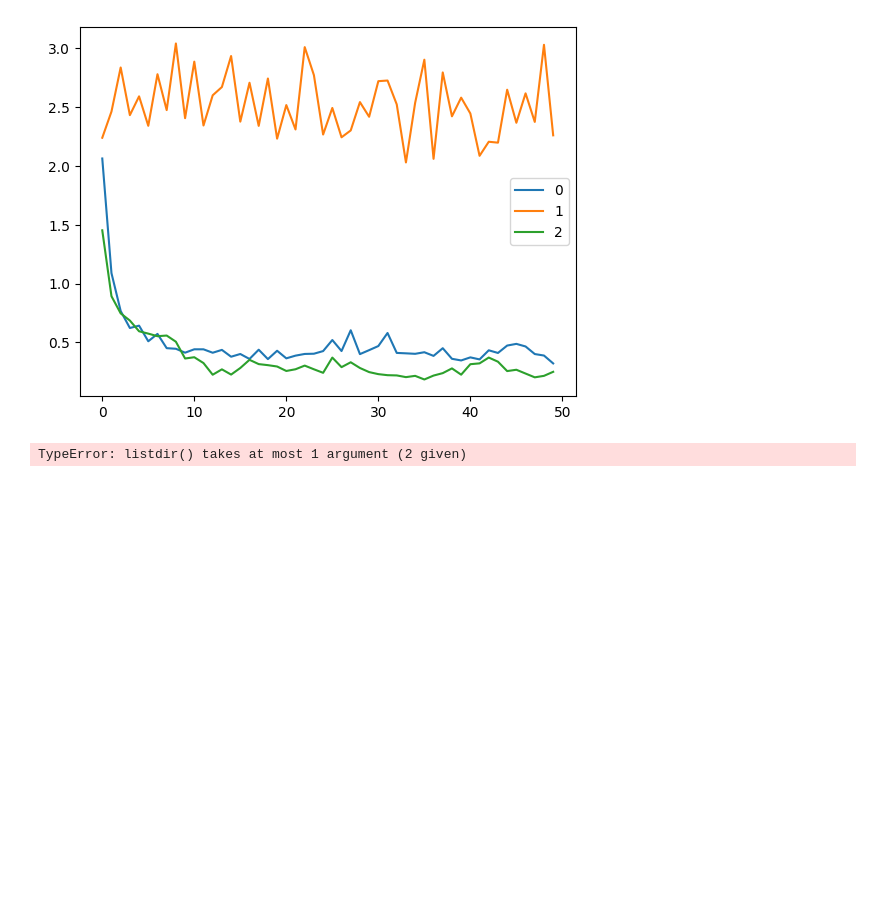
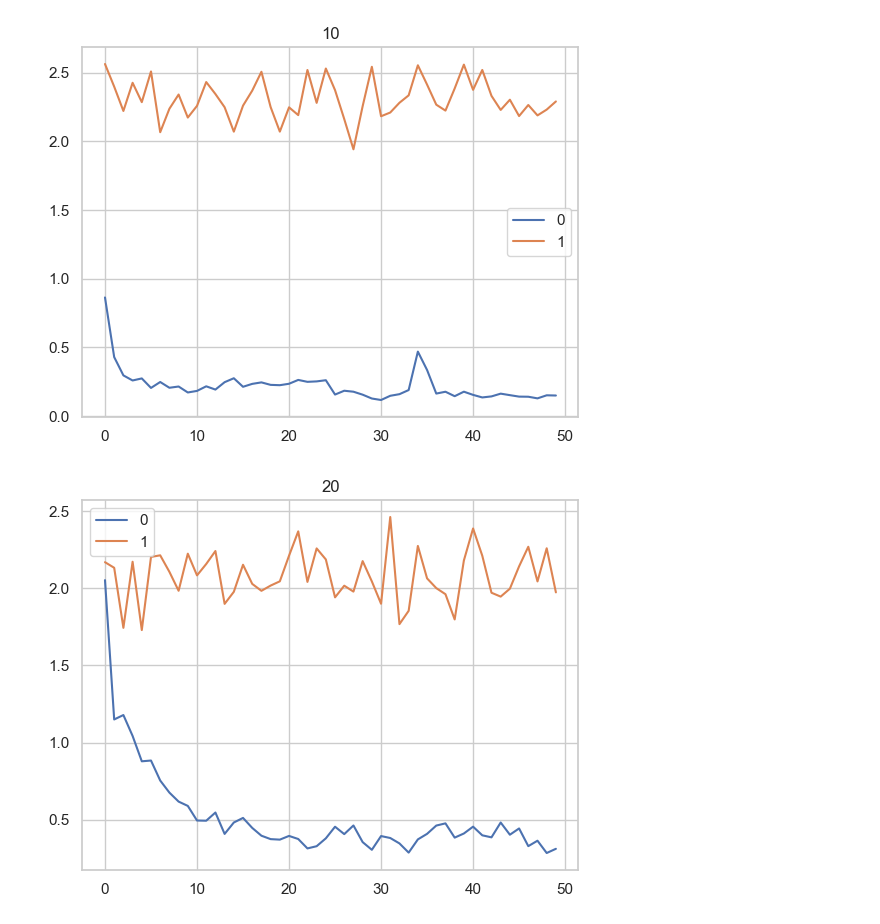
Before and after one commit to filorazi/Dim_red_SWAP, a Jupyter notebook: visualize_result.ipynb, the cells around one changed output. Saved outputs shown, nothing was run; the diff lists cells and outputs as text; code cells hidden in the pictures; blank space fills up the shorter version.

```diff
--- a/visualize_result.ipynb
+++ b/visualize_result.ipynb
@@ -65,42 +69,27 @@ plt.plot()
-# %%
-for i,t in enumerate(train_data_all):
-    plt.plot(t,label=f'{i}')
-plt.legend()
-plt.show()
-# %% [output]
-[figure, removed]
-# %%
-
-# Plotting using seaborn
-sns.set(style="whitegrid")
-fig, ax = plt.subplots(figsize=(12, 8))
-x_ticks = range(len(train_means))  # X values corresponding to vector indices
-
-for subfolder in subfolders:
-    data = plot_data[subfolder]
-
-    # Plot train data with error bars
-    sns.lineplot(x=x_ticks, y=data['train_means'], label=f'Train {subfolder}', ax=ax, marker="o")
-    ax.fill_between(x_ticks,
-                    np.array(data['train_means']) - np.array(data['train_stds']),
-                    np.array(data['train_means']) + np.array(data['train_stds']),
-                    alpha=0.3)
-
-    # Plot val data with error bars
-    sns.lineplot(x=x_ticks, y=data['val_means'], label=f'Val {subfolder}', ax=ax, marker="x")
-    ax.fill_between(x_ticks,
-                    np.array(data['val_means']) - np.array(data['val_stds']),
-                    np.array(data['val_means']) + np.array(data['val_stds']),
-                    alpha=0.3)
-
-    # Customize plot
-    ax.set_title('Element-wise Mean and Std of Loss Files', fontsize=16)
-    ax.set_xlabel('Element Index', fontsize=14)
-    ax.set_ylabel('Loss', fontsize=14)
-    ax.legend(title="Dataset", fontsize=12)
-    plt.xticks(x_ticks, [f'Idx={i}' for i in x_ticks], fontsize=12)
-    plt.yticks(fontsize=12)
-    plt.tight_layout()
-    plt.show()
-# %% [output]
-TypeError: listdir() takes at most 1 argument (2 given)
+# %%
+subfolders = [ '10', '20']
+for subfolder in subfolders:
+    subfolder_path = os.path.join(main_folder, subfolder)
+    train_data_all = []
+    val_data_all = []
+
+    for x in range(2):  # Iterate over X = 0, 1, 2
+        train_file = os.path.join(subfolder_path, f'loss_train{x}.npy')
+        val_file = os.path.join(subfolder_path, f'loss_val{x}.npy')
+
+        # Load .npy files
+        train_data = np.load(train_file)
+        val_data = np.load(val_file)
+
+        # Collect data
+        train_data_all.append(train_data)
+        val_data_all.append(val_data)
+
+    for i,t in enumerate(train_data_all):
+        plt.plot(t,label=f'{i}')
+    plt.title(subfolder)
+    plt.legend()
+    plt.show()
+# %% [output]
+[figure, added]
+[figure, added]
```
Also changed, not shown: parts of 1 cell of this notebook, 2 other files.
